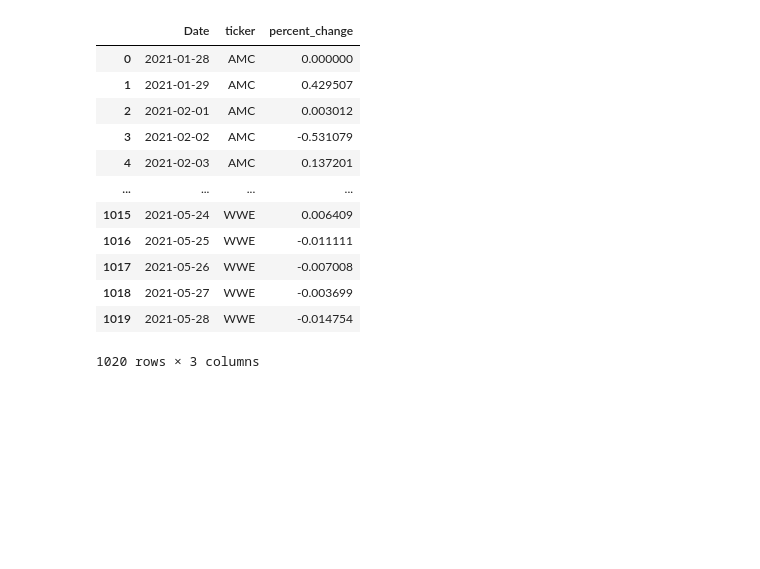
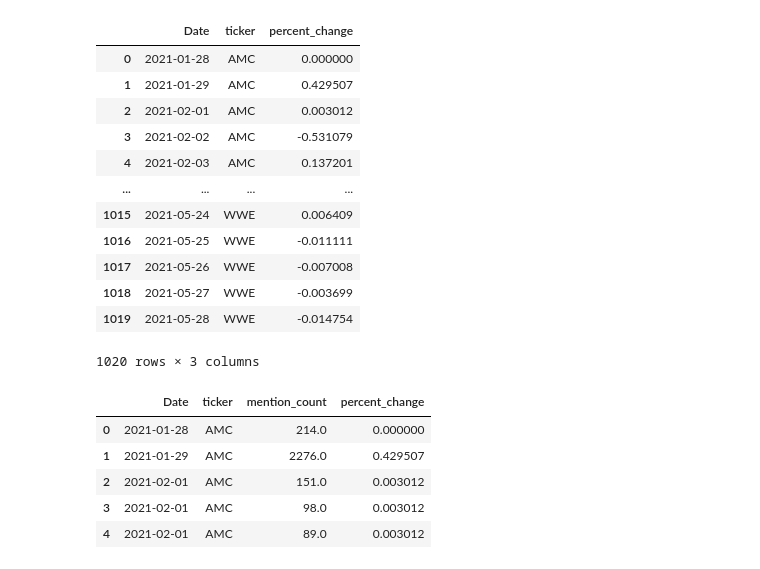
Before and after one commit to tiffanyharris711/callstreet-bets, a Jupyter notebook: CryptoETL.ipynb, the cells around one changed output. Cells and saved outputs as stored; diff of their text form; code cells hidden in the pictures; blank space fills up the shorter version.

```diff
--- a/CryptoETL.ipynb
+++ b/CryptoETL.ipynb
@@ -143,26 +143,26 @@ consolidated_mentions.head()
 
 # consolidated_mentions.head()
 # %%
-# #add weekday to df, need to change timestamp to mirror with stock ticker data
-# consolidated_mentions['weekday'] = pd.to_datetime(consolidated_mentions['timestamp']).dt.day_name()
+#add weekday to df, need to change timestamp to mirror with stock ticker data
+consolidated_mentions['weekday'] = pd.to_datetime(consolidated_mentions['timestamp']).dt.day_name()
 
-# #create a new column to identify weekends and how many days to add
-# consolidated_mentions["days_to_add"] = 0
+#create a new column to identify weekends and how many days to add
+consolidated_mentions["days_to_add"] = 0
 
-# #add 2 days on Saturday to match to Monday's stock data
-# consolidated_mentions.loc[consolidated_mentions.weekday=="Saturday", 'days_to_add'] = 2
+#add 2 days on Saturday to match to Monday's stock data
+consolidated_mentions.loc[consolidated_mentions.weekday=="Saturday", 'days_to_add'] = 2
 
-# #add 1 day to Sunday to match to Monday's stock data
-# consolidated_mentions.loc[consolidated_mentions.weekday=="Sunday", 'days_to_add'] = 1
+#add 1 day to Sunday to match to Monday's stock data
+consolidated_mentions.loc[consolidated_mentions.weekday=="Sunday", 'days_to_add'] = 1
 
-# #add days to holidays stock data
-# consolidated_mentions.loc[consolidated_mentions.timestamp=='2021-02-15', 'days_to_add'] = 1
-# consolidated_mentions.loc[consolidated_mentions.timestamp=='2021-04-02', 'days_to_add'] = 3
-# consolidated_mentions.loc[consolidated_mentions.timestamp=='2021-05-31', 'days_to_add'] = 1
+#add days to holidays stock data
+consolidated_mentions.loc[consolidated_mentions.timestamp=='2021-02-15', 'days_to_add'] = 1
+consolidated_mentions.loc[consolidated_mentions.timestamp=='2021-04-02', 'days_to_add'] = 3
+consolidated_mentions.loc[consolidated_mentions.timestamp=='2021-05-31', 'days_to_add'] = 1
 
-# #adjust mention date based on days_to_add, this is to line up with the Yahoo Finance data later
-# temp = consolidated_mentions['days_to_add'].apply(np.ceil).apply(lambda x: pd.Timedelta(x, unit='D'))
-# consolidated_mentions['AdjDate'] = consolidated_mentions['timestamp'] + temp
+#adjust mention date based on days_to_add, this is to line up with the Yahoo Finance data later
+temp = consolidated_mentions['days_to_add'].apply(np.ceil).apply(lambda x: pd.Timedelta(x, unit='D'))
+consolidated_mentions['Date'] = consolidated_mentions['timestamp'] + temp
 
-# #review changes to ensure accuracy
-# consolidated_mentions.groupby('weekday').max('days_to_add')
+#review changes to ensure accuracy
+consolidated_mentions.groupby('weekday').max('days_to_add')
@@ -168,0 +179,5 @@ consolidated_mentions.head()
+# %%
+#drop unneeded columns
+consolidated_mentions.drop(columns=['timestamp', 'weekday','days_to_add'], inplace=True)
+
+consolidated_mentions.head()
@@ -266,3 +288,14 @@ consolidated_yf_data
 # %%
 #export Yahoo Finance stock price changes to csv
 consolidated_yf_data.to_csv("Stock_Price_Changes.csv")
+# %%
+merged_df = pd.merge(consolidated_mentions, consolidated_yf_data, how="outer", on=["Date", "ticker"])
+merged_df = merged_df[["Date", "ticker", "mention_count", "percent_change"]]
+merged_df.head()
+# %% [output]
+|  | Date | ticker | mention_count | percent_change |
+| 0 | 2021-01-28 | AMC | 214.0 | 0.000000 |
+| 1 | 2021-01-29 | AMC | 2276.0 | 0.429507 |
+| 2 | 2021-02-01 | AMC | 151.0 | 0.003012 |
+| 3 | 2021-02-01 | AMC | 98.0 | 0.003012 |
+| 4 | 2021-02-01 | AMC | 89.0 | 0.003012 |
```
Also changed, not shown: parts of 3 cells of this notebook, 4 other files.
